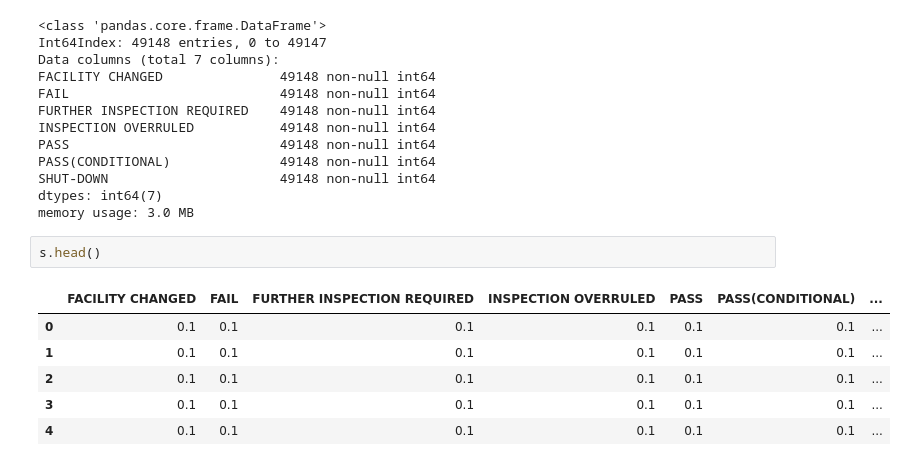
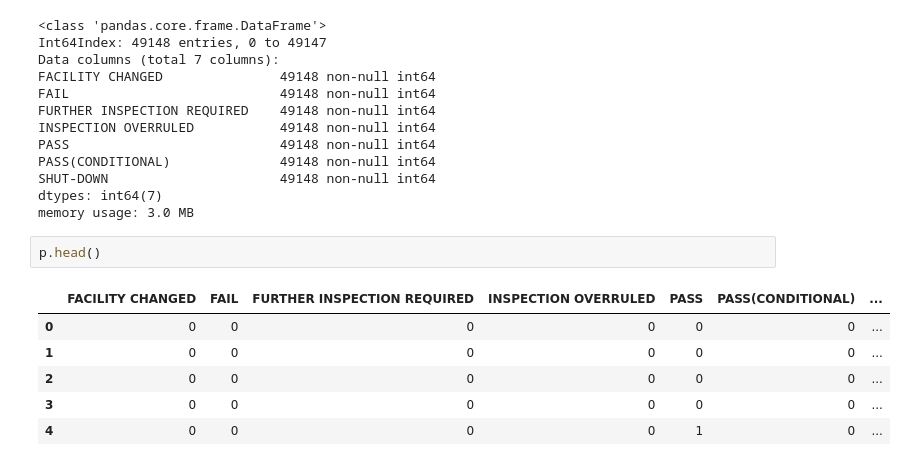
Before and after one commit to DataSenseiAryan/MachineHackFoodQuality, a Jupyter notebook: Food_QUalityA_ParticipantsData/MHFOOD1VagueSubmission.ipynb, the cells around one changed output. Saved outputs shown, nothing was run; the diff lists cells and outputs as text.

```diff
--- a/Food_QUalityA_ParticipantsData/MachineHackFoodAssesment.ipynb
+++ b/Food_QUalityA_ParticipantsData/MHFOOD1VagueSubmission.ipynb
@@ -590,11 +593,11 @@ SHUT-DOWN                      49148 non-null int64
 dtypes: int64(7)
 memory usage: 3.0 MB
 # %%
-s.head()
+p.head()
 # %% [output]
 |  | FACILITY CHANGED | FAIL | FURTHER INSPECTION REQUIRED | INSPECTION OVERRULED | PASS | PASS(CONDITIONAL) | ... |
-| 0 | 0.1 | 0.1 | 0.1 | 0.1 | 0.1 | 0.1 | ... |
-| 1 | 0.1 | 0.1 | 0.1 | 0.1 | 0.1 | 0.1 | ... |
-| 2 | 0.1 | 0.1 | 0.1 | 0.1 | 0.1 | 0.1 | ... |
-| 3 | 0.1 | 0.1 | 0.1 | 0.1 | 0.1 | 0.1 | ... |
-| 4 | 0.1 | 0.1 | 0.1 | 0.1 | 0.1 | 0.1 | ... |
+| 0 | 0 | 0 | 0 | 0 | 0 | 0 | ... |
+| 1 | 0 | 0 | 0 | 0 | 0 | 0 | ... |
+| 2 | 0 | 0 | 0 | 0 | 0 | 0 | ... |
+| 3 | 0 | 0 | 0 | 0 | 0 | 0 | ... |
+| 4 | 0 | 0 | 0 | 0 | 1 | 0 | ... |
```
Also changed, not shown: parts of 14 cells of this notebook, 4 other files.
